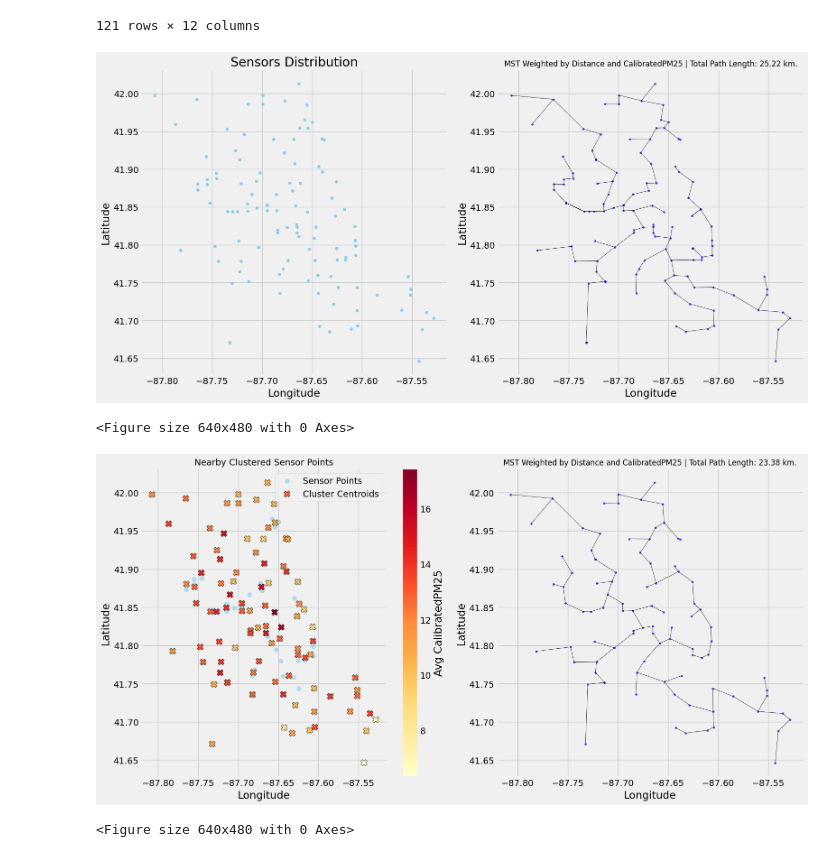
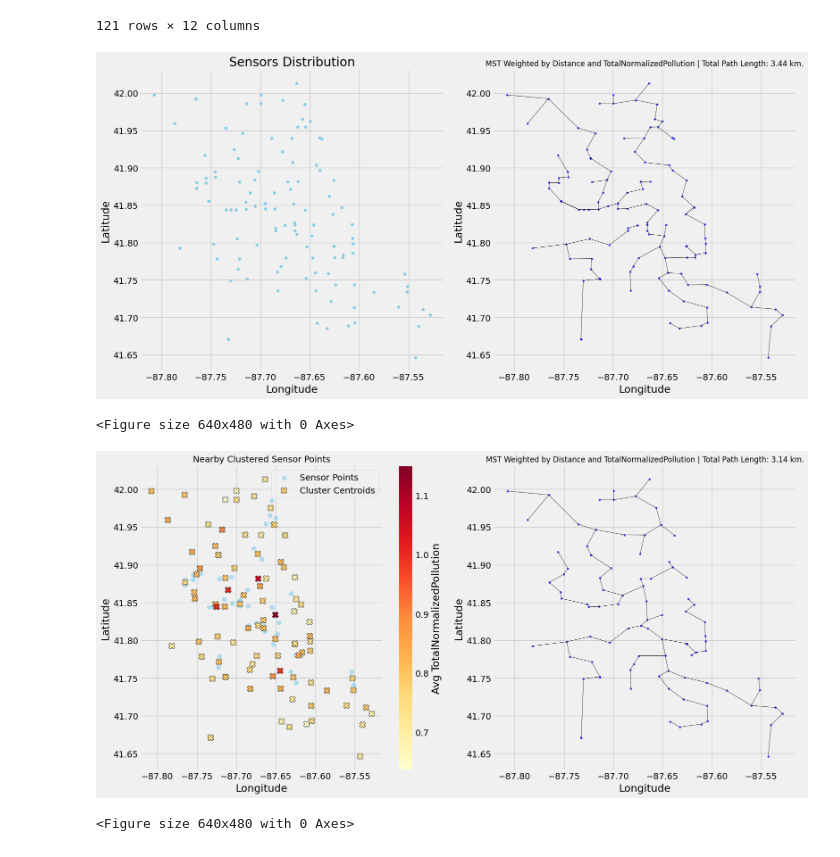
Before and after one commit to Dr-Isam-ALJAWARNEH/fds-project-geodevelopers, a Jupyter notebook: Minimum_Spanning_Tree_for_Optimizing_Pollution_Monitoring_Networks.ipynb, the cells around one changed output. Cells and saved outputs as stored; diff of their text form; code cells hidden in the pictures.

```diff
--- a/Minimum_Spanning_Tree_for_Optimizing_Pollution_Monitoring_Networks.ipynb
+++ b/Minimum_Spanning_Tree_for_Optimizing_Pollution_Monitoring_Networks.ipynb
@@ -34,6 +34,8 @@ from scipy.spatial.distance import pdist, squareform
 ## **Configuring Variables & Importing Files**
 # %%
 Geohash_percision = 6
+# %%
+Analyzing_Pollution_Column = "TotalNormalizedPollution"
 # %%
 #Create new dataframe table, and import all available Chicago files in the repositry to it.
 Chicago_df_original = Table().to_df()
@@ -503,20 +533,20 @@ Pollution_By_Sensor
 # %%
 fig, ax = plt.subplots(1, 2, figsize=(16, 8))
 Pollution_By_Sensor.plot.scatter(x = "Longitude", y = "Latitude", ax=ax[0], c='skyblue', title="Sensors Distribution")
-mst_with_pollution(Pollution_By_Sensor, 'CalibratedPM25', ax=ax[1])
+mst_with_pollution(Pollution_By_Sensor, Analyzing_Pollution_Column, ax=ax[1])
 plt.tight_layout()
 plt.show()
 # %% [output]
-[figure, old version]
+[figure, new version]
 <Figure size 640x480 with 0 Axes>
 # %%
 fig, ax = plt.subplots(1, 2, figsize=(16, 8))
-clustered_sensors, centroids_sensors = cluster_nearby_geohash_points(Pollution_By_Sensor, 'CalibratedPM25', ax=ax[0])
-mst_with_pollution(centroids_sensors, 'CalibratedPM25', ax=ax[1])
+clustered_sensors, centroids_sensors = cluster_nearby_geohash_points(Pollution_By_Sensor, Analyzing_Pollution_Column, ax=ax[0])
+mst_with_pollution(centroids_sensors, Analyzing_Pollution_Column, ax=ax[1])
 plt.tight_layout()
 plt.show()
 # %% [output]
-[figure, old version]
+[figure, new version]
 <Figure size 640x480 with 0 Axes>
 # %%
 Pollution_By_Geohash = group_and_average(Chicago_df, "GeoHashCode")
```
Also changed, not shown: parts of 11 cells of this notebook.
